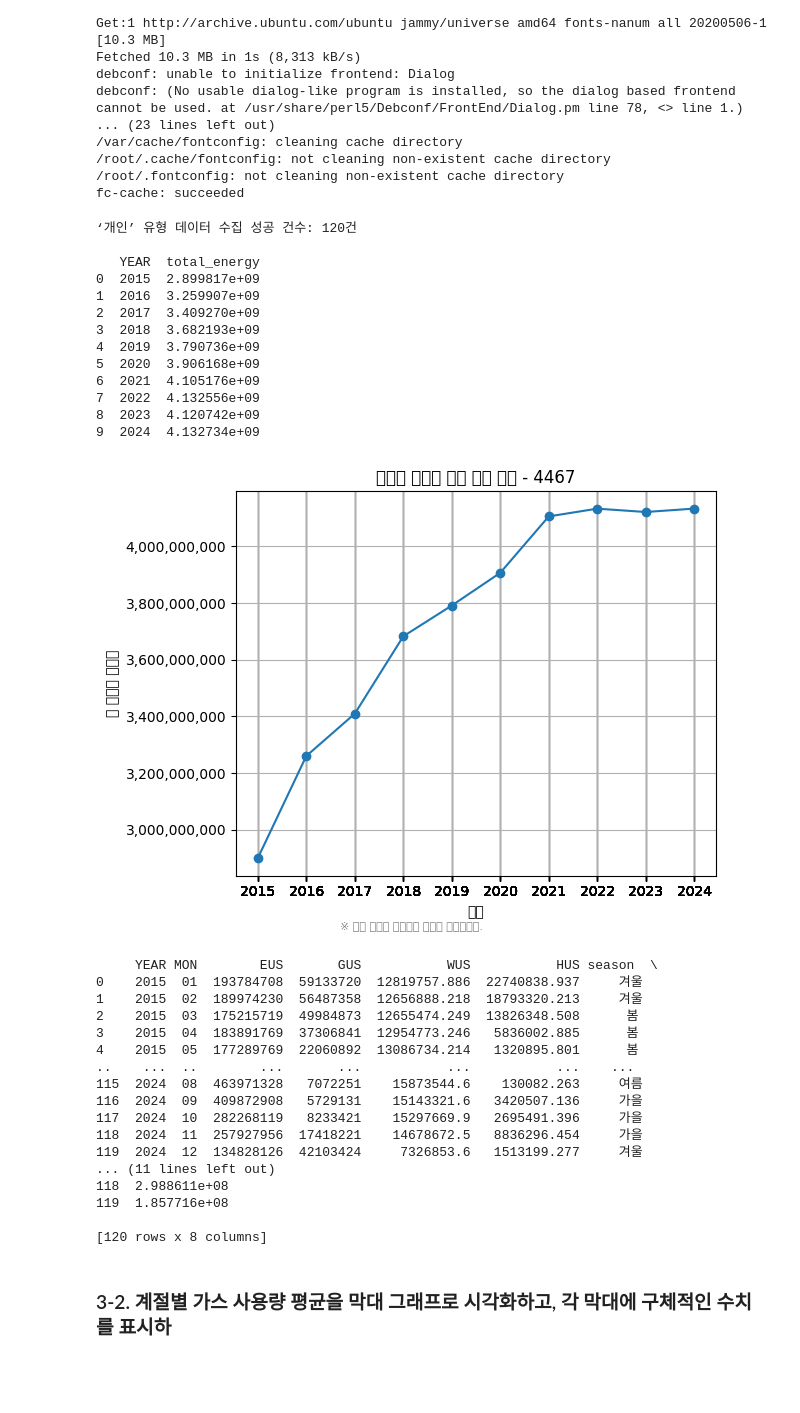
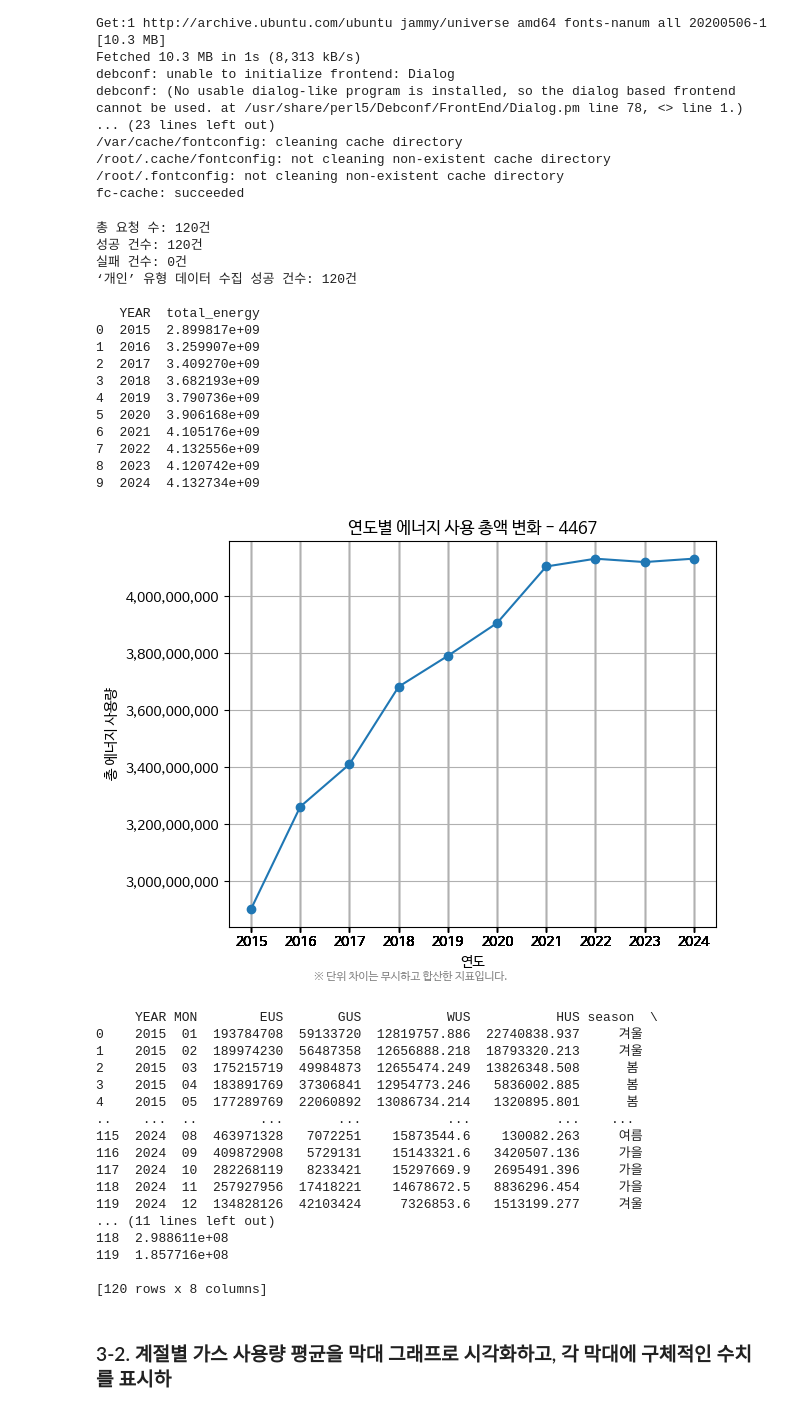
Before and after one commit to jinocryst/data-analysis-with-pandas, a Jupyter notebook: 오픈소스_데이터_분석_중간과제물.ipynb, the cells around one changed output. Cells and saved outputs as stored; diff of their text form; code cells hidden in the pictures; blank space fills up the shorter version.

```diff
--- a/오픈소스_데이터_분석_중간과제물.ipynb
+++ b/오픈소스_데이터_분석_중간과제물.ipynb
@@ -150,6 +150,7 @@ def get_year_months():
 
 def get_responses():
 
+  api_key = '5865666f797061723130324e47775543';
   # 기간중의 모든 응답결과 중 list_total_count 체크한 결과 7이였으므로 , 5보다 큰 10으로 변경하였음
   base_url = f'http://openapi.seoul.go.kr:8088/{api_key}/json/energyUseDataSummaryInfo/1/10'
 
@@ -199,9 +200,9 @@ def get_responses():
 def main():
 
     personal_data = []
-    # responses = get_responses()
-    with open('APIdata.json', 'r', encoding='utf-8') as f:
-      responses = json.load(f)
+    responses = get_responses()
+    # with open('APIdata.json', 'r', encoding='utf-8') as f:
+    #   responses = json.load(f)
     for r in responses:
       info = r.get("energyUseDataSummaryInfo", {})
       result = info.get("RESULT", {})
@@ -271,6 +275,7 @@ def get_year_months():
   return year_months
 
 def get_responses():
+  api_key = '5865666f797061723130324e47775543';
 
   # 기간중의 모든 응답결과 중 list_total_count 체크한 결과 7이였으므로 , 5보다 큰 10으로 변경하였음
   base_url = f'http://openapi.seoul.go.kr:8088/{api_key}/json/energyUseDataSummaryInfo/1/10'
@@ -321,9 +326,9 @@ def get_responses():
 def main():
 
     personal_data = []
-    # responses = get_responses()
-    with open('APIdata.json', 'r', encoding='utf-8') as f:
-      responses = json.load(f)
+    responses = get_responses()
+    # with open('APIdata.json', 'r', encoding='utf-8') as f:
+    #   responses = json.load(f)
     for r in responses:
       info = r.get("energyUseDataSummaryInfo", {})
       result = info.get("RESULT", {})
@@ -431,6 +439,8 @@ def get_year_months():
   return year_months
 
 def get_responses():
+
+  api_key = '5865666f797061723130324e47775543';
 
   # 기간중의 모든 응답결과 중 list_total_count 체크한 결과 7이였으므로 , 5보다 큰 10으로 변경하였음
   base_url = f'http://openapi.seoul.go.kr:8088/{api_key}/json/energyUseDataSummaryInfo/1/10'
@@ -481,9 +491,9 @@ def get_responses():
 def main():
 
     personal_data = []
-    # responses = get_responses()
-    with open('APIdata.json', 'r', encoding='utf-8') as f:
-      responses = json.load(f)
+    responses = get_responses()
+    # with open('APIdata.json', 'r', encoding='utf-8') as f:
+    #   responses = json.load(f)
     for r in responses:
       info = r.get("energyUseDataSummaryInfo", {})
       result = info.get("RESULT", {})
@@ -554,6 +564,7 @@ def create_line_plot(df):
 
 
   # 축 및 제목
+  plt.rc('font', family = 'NanumBarunGothic')
   plt.title(f'연도별 에너지 사용 총액 변화 - {student_id_last4}')
   plt.xlabel('연도')
   plt.ylabel('총 에너지 사용량')
@@ -562,34 +573,37 @@ def create_line_plot(df):
   plt.ticklabel_format(style='plain', axis='y')
 
   ax = plt.gca()
 
   # 천 단위 콤마 적용
   ax.yaxis.set_major_formatter(FuncFormatter(lambda x, pos: f'{int(x):,}'))
   plt.figtext(0.5, 0.01, "※ 단위 차이는 무시하고 합산한 지표입니다.", ha="center", fontsize=8, color="gray")
 
   plt.tight_layout()
 
 
   # 그래프
   plt.show()
 
 if __name__ == "__main__":
     main()
 # %% [output]
+총 요청 수: 120건
+성공 건수: 120건
+실패 건수: 0건
 ‘개인’ 유형 데이터 수집 성공 건수: 120건
 
    YEAR  total_energy
 0  2015  2.899817e+09
 1  2016  3.259907e+09
 2  2017  3.409270e+09
 3  2018  3.682193e+09
 4  2019  3.790736e+09
 5  2020  3.906168e+09
 6  2021  4.105176e+09
 7  2022  4.132556e+09
 8  2023  4.120742e+09
 9  2024  4.132734e+09
-[figure, old version]
+[figure, new version]
      YEAR MON        EUS       GUS           WUS           HUS season  \
 0    2015  01  193784708  59133720  12819757.886  22740838.937     겨울
 1    2015  02  189974230  56487358  12656888.218  18793320.213     겨울
```
Also changed, not shown: parts of 3 cells of this notebook.
